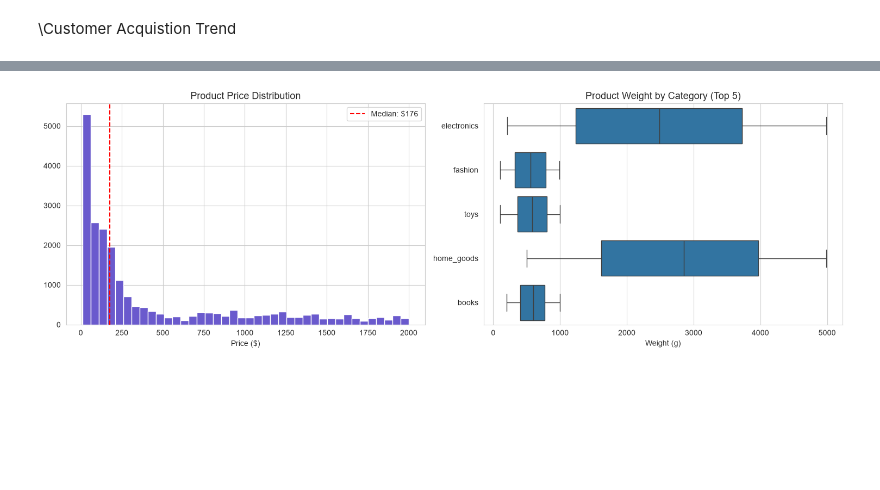
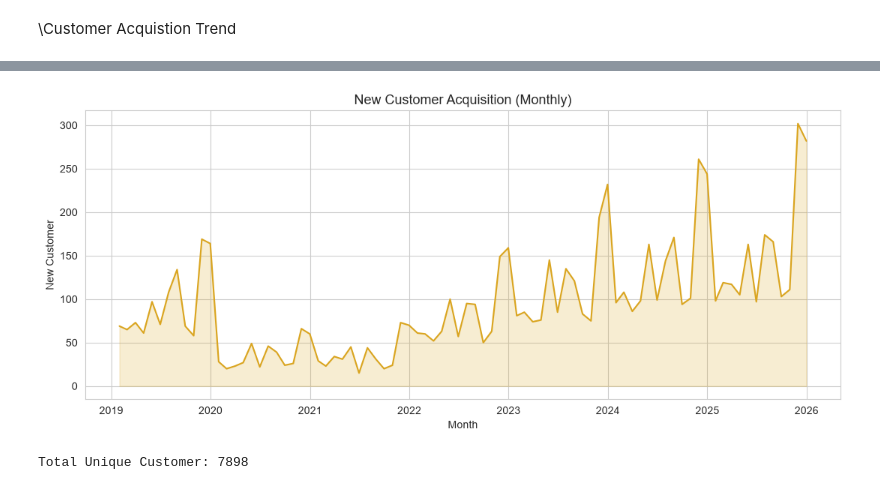
Before and after one commit to nithishg-ng/E-Commerce-US-dataset, a Jupyter notebook: notebooks/data_cleaning & EDA.ipynb, the cells around one changed output, grey strips where cells are left out. Drawn from its saved outputs; the diff is of its cells as text; code cells hidden in the pictures; blank space fills up the shorter version.

```diff
--- a/notebooks/data_cleaning & EDA.ipynb
+++ b/notebooks/data_cleaning & EDA.ipynb
@@ -214,21 +193,0 @@ Total unique customers: 7898
-# %%
-fig, axes = plt.subplots(2, 1, figsize=(14, 9))
-
-# Monthly order volume
-monthly_orders = master.set_index("order_purchase_timestamp").resample("ME").size()
-axes[0].plot(monthly_orders.index, monthly_orders.values, color="steelblue", linewidth=1.5)
-axes[0].fill_between(monthly_orders.index, monthly_orders.values, alpha=0.2, color="steelblue")
-axes[0].set_title("Monthly Order Volume (2019-2025)")
-axes[0].set_ylabel("Orders")
-
-# Day of week pattern
-master["day_of_week"] = master["order_purchase_timestamp"].dt.day_name()
-dow_order = ["Monday","Tuesday","Wednesday","Thursday","Friday","Saturday","Sunday"]
-dow_counts = master["day_of_week"].value_counts().reindex(dow_order)
-axes[1].bar(dow_counts.index, dow_counts.values, color="mediumpurple")
-axes[1].set_title("Orders by Day of Week")
-axes[1].set_ylabel("Orders")
-
-plt.tight_layout()
-plt.savefig(r"C:\NG\E-Commerce US dataset\E-Commerce-US-dataset\reports\EDA visuals\order_volume.png", dpi=100, bbox_inches="tight")
-plt.show()
@@ -290,22 +194,18 @@ Top by volume: electronics | Top by revenue: electronics
-# %%
-fig, axes = plt.subplots(1, 2, figsize=(15, 5))
-
-# Price distribution
-axes[0].hist(items["price"], bins=40, color="slateblue", edgecolor="white")
-axes[0].axvline(items["price"].median(), color="red", linestyle="--",
-                label=f"Median: ${items['price'].median():.0f}")
-axes[0].set_title("Product Price Distribution")
-axes[0].set_xlabel("Price ($)"); axes[0].legend()
-
-# Weight distribution by top categories
-top_cats = items["product_category_name"].value_counts().head(5).index
-items_top = items[items["product_category_name"].isin(top_cats)]
-sns.boxplot(data=items_top, y="product_category_name", x="product_weight_g", ax=axes[1])
-axes[1].set_title("Product Weight by Category (Top 5)")
-axes[1].set_xlabel("Weight (g)"); axes[1].set_ylabel("")
-
-plt.tight_layout()
-plt.savefig(r"C:\NG\E-Commerce US dataset\E-Commerce-US-dataset\reports\EDA visuals\product_distribution.png", dpi=100, bbox_inches="tight")
-plt.show()
-# %% [output]
-[figure, removed]
+# %%
+master_sorted = master.sort_values("order_purchase_timestamp")
+first_sorted = master_sorted.drop_duplicates("customer_unique_id",keep ="first")
+
+monthly_new = first_sorted.set_index("order_purchase_timestamp").resample("ME").size()
+
+plt.figure(figsize=(13,5))
+plt.plot(monthly_new.index,monthly_new.values,color="goldenrod",linewidth=1.5)
+plt.fill_between(monthly_new.index,monthly_new.values,alpha =0.2,color="goldenrod")
+plt.title("New Customer Acquisition (Monthly)")
+plt.xlabel("Month")
+plt.ylabel("New Customer")
+plt.savefig(r"C:\NG\E-Commerce US dataset\E-Commerce-US-dataset\reports\EDA visuals\customer_acquisition_trend.png",dpi=100,bbox_inches="tight")
+plt.show()
+print(f"Total Unique Customer: {first_sorted["customer_unique_id"].nunique()}")
+# %% [output]
+[figure, added]
+Total Unique Customer: 7898
```
Also changed, not shown: parts of 32 cells of this notebook.
